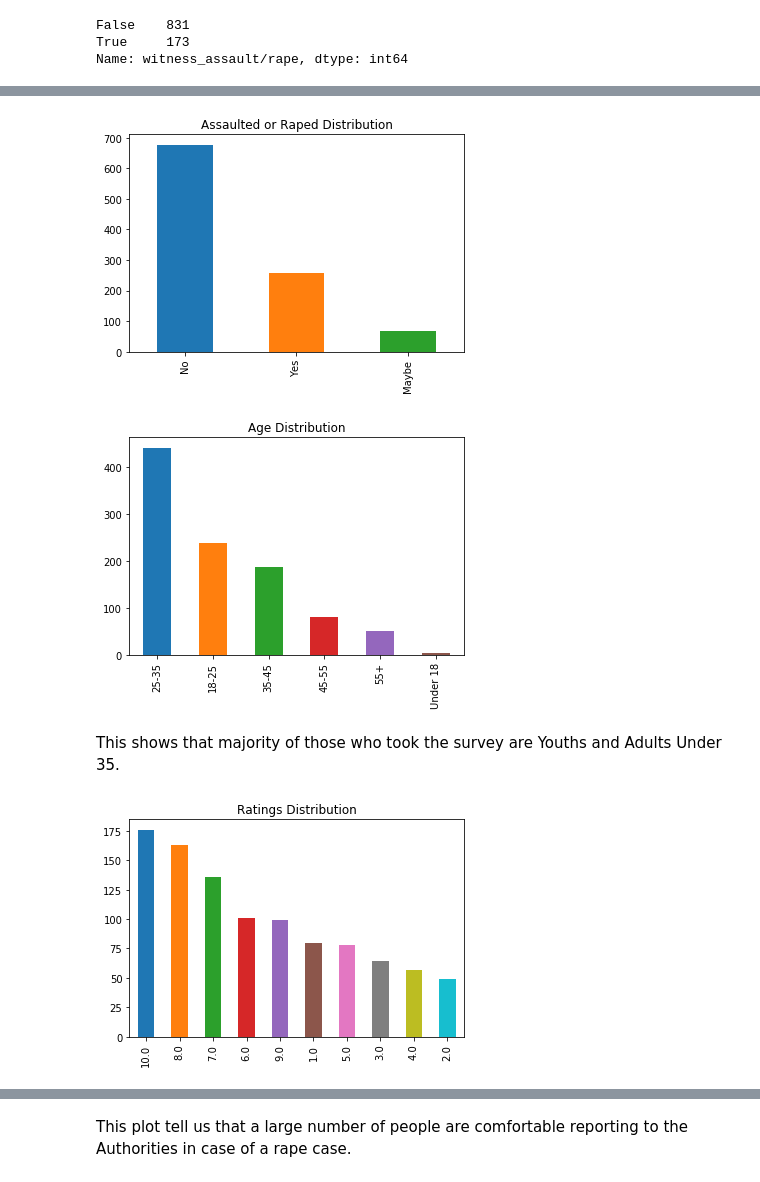
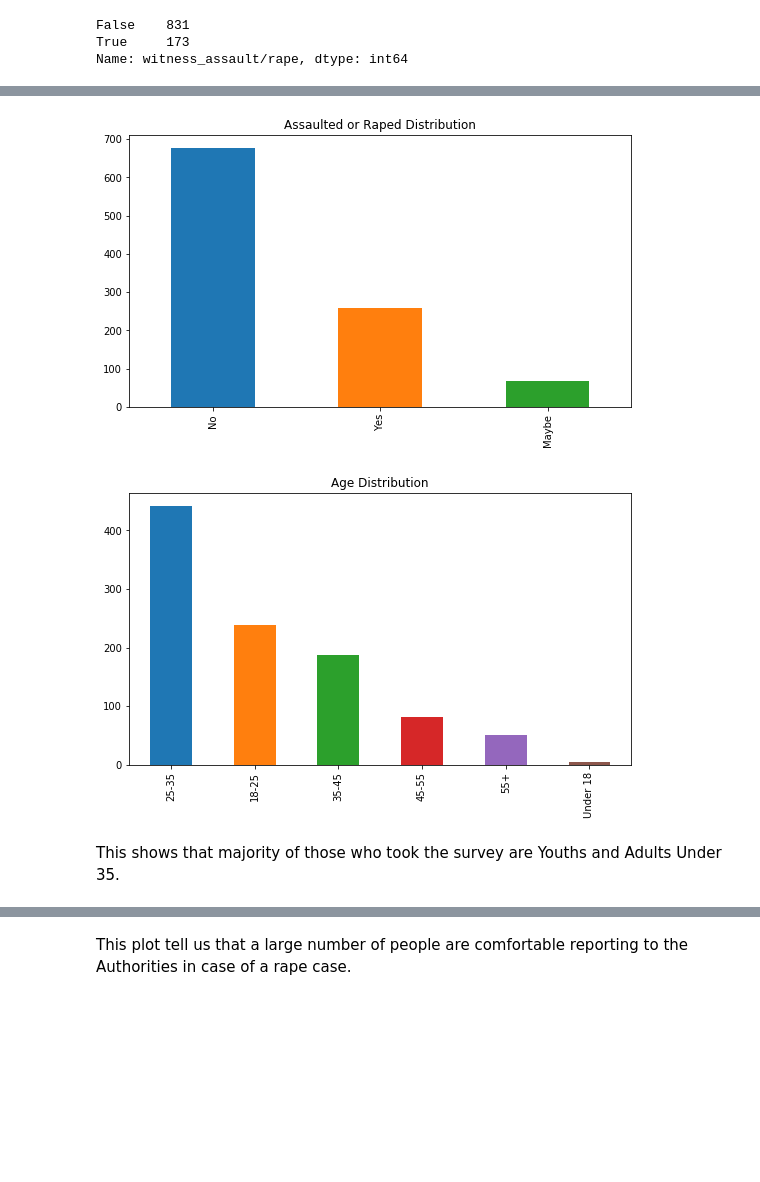
Before and after one commit to Uchencho/Analysis_On_Sexual_Assault_Victims, a Jupyter notebook: Uche_Sexual_Assault_Analysis.ipynb, the cells around one changed output, grey strips where cells are left out. Drawn from its saved outputs; the diff is of its cells as text; code cells hidden in the pictures; blank space fills up the shorter version.

Commit message:
Changed the aesthetics of the plot

```diff
--- a/Uche_Sexual_Assault_Analysis.ipynb
+++ b/Uche_Sexual_Assault_Analysis.ipynb
@@ -326,19 +329,18 @@ I have succeeded in cleaning the data by renaming columns for easy analysis, cre
 import matplotlib.pyplot as plt
 %matplotlib inline
 # %%
-data['assaulted_or_raped'].value_counts().plot(kind = 'bar', title = "Assaulted or Raped Distribution")
+data['assaulted_or_raped'].value_counts().plot(kind = 'bar',
+                                               title = "Assaulted or Raped Distribution",
+                                              figsize = (9,5))
 plt.show()
 # %% [output]
-[figure, old version]
+[figure, new version]
 # %%
-data['age'].value_counts().plot(kind = 'bar', title = "Age Distribution")
+data['age'].value_counts().plot(kind = 'bar',
+                                title = "Age Distribution",
+                                figsize = (9,5))
 plt.show()
 # %% [output]
-[figure, old version]
+[figure, new version]
 # %% [markdown]
 This shows that majority of those who took the survey are Youths and Adults Under 35.
-# %%
-data['report_to_authorities_comfortability'].value_counts().plot(kind = 'bar', title = 'Ratings Distribution')
-plt.show()
-# %% [output]
-[figure, removed]
```
Also changed, not shown: parts of 22 cells of this notebook.
